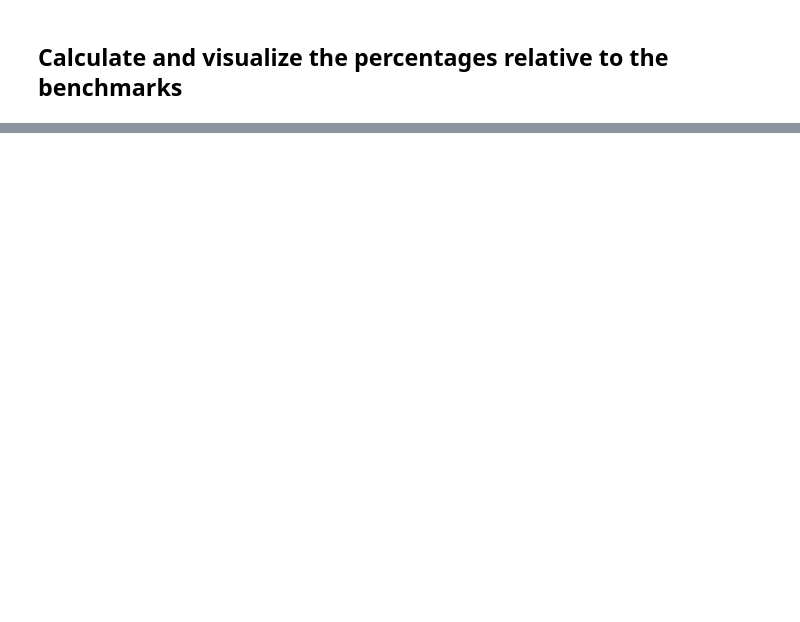
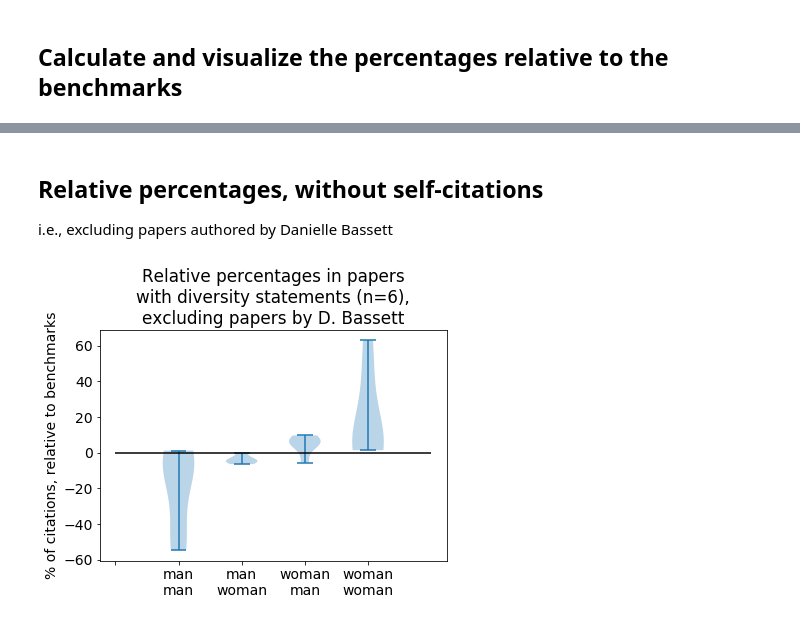
Before and after one commit to koudyk/cleanBibImpact, a Jupyter notebook: src/visualization/visualize_manual_data.ipynb, the cells around one changed output, grey strips where cells are left out. Saved outputs shown, nothing was run; the diff lists cells and outputs as text; code cells hidden in the pictures; blank space fills up the shorter version.

```diff
--- a/src/visualization/visualize_manual_data.ipynb
+++ b/src/visualization/visualize_manual_data.ipynb
@@ -208,0 +236,28 @@ plt.savefig('../../reports/figures/violinplot_percentage_diffs_from_benchmarks.p
+# %% [markdown]
+## Relative percentages, without self-citations
+i.e., excluding papers authored by Danielle Bassett
+# %%
+# select papers not authored by Danielle Bassett
+# (wosc stands for 'without self-citations')
+df_wosc = df[df['bassett_author'] == 0]
+
+lists_percent_diffs_wosc = get_percentage_differences_lists(df_wosc)
+data_for_visualization_wosc = list(lists_percent_diffs_wosc.values())
+
+matplotlib.rc('font', **{'size': 14})
+
+fig, axes = plt.subplots(figsize=(6,5))
+axes.violinplot(dataset=data_for_visualization_wosc)
+axes.set_ylabel('% of citations, relative to benchmarks')
+axes.set_xticks(range(len(lists_percent_diffs_wosc) + 1))
+ticks = ['', 'man\nman', 'man\nwoman', 'woman\nman', 'woman\nwoman']
+axes.set_xticklabels(ticks)
+plt.title('Relative percentages in papers\n' +\
+          'with diversity statements (n=%d),\n'%df_wosc['diversity_statement'].sum()  +\
+          'excluding papers by D. Bassett')
+plt.hlines(y=0, xmin=0, xmax=5)
+
+plt.tight_layout()
+plt.savefig('../../reports/figures/violinplot_percentage_diffs_from_benchmarks_wo_self-citations.png')
+# %% [output]
+[figure, added]
```
Also changed, not shown: parts of 11 cells of this notebook, 7 other files.
